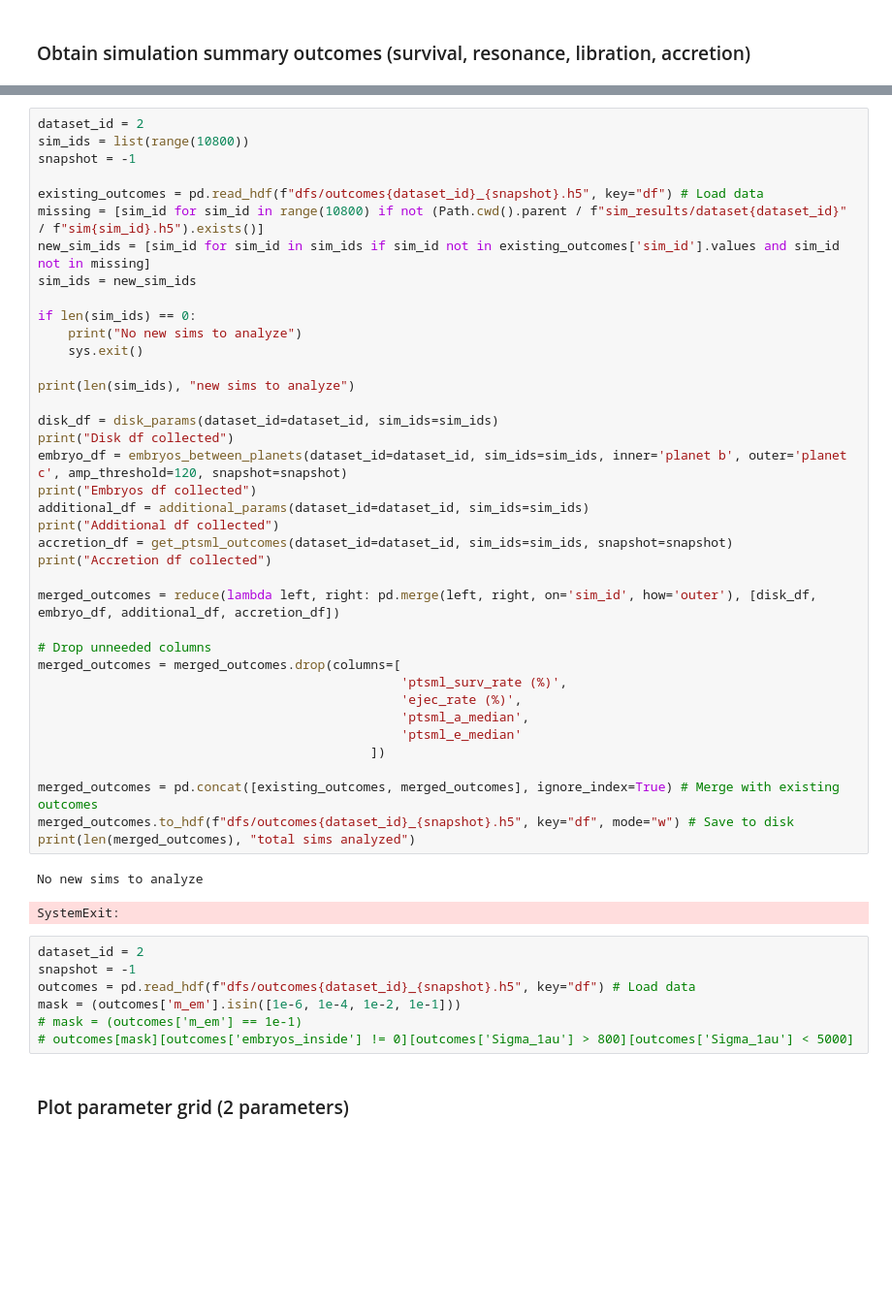
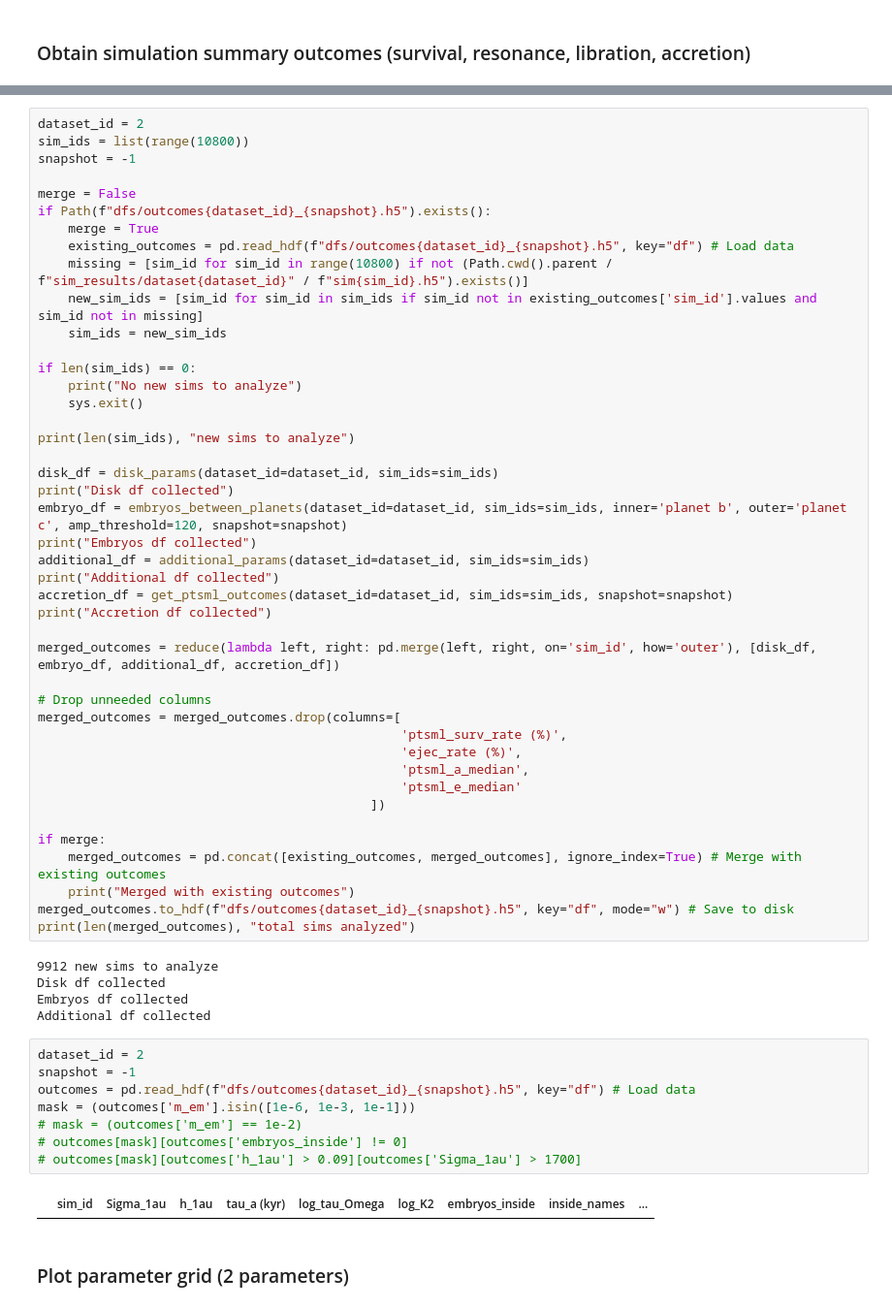
Before and after one commit to dchen10Git/uh-ifa-reu-2026, a Jupyter notebook: analyze_sims.ipynb, the cells around one changed output, grey strips where cells are left out. Shown at 97% size. Drawn from its saved outputs; the diff is of its cells as text; blank space fills up the shorter version.

```diff
--- a/analyze_sims.ipynb
+++ b/analyze_sims.ipynb
@@ -450,10 +450,13 @@ dataset_id = 2
 sim_ids = list(range(10800))
 snapshot = -1
 
-existing_outcomes = pd.read_hdf(f"dfs/outcomes{dataset_id}_{snapshot}.h5", key="df") # Load data
-missing = [sim_id for sim_id in range(10800) if not (Path.cwd().parent / f"sim_results/dataset{dataset_id}" / f"sim{sim_id}.h5").exists()]
-new_sim_ids = [sim_id for sim_id in sim_ids if sim_id not in existing_outcomes['sim_id'].values and sim_id not in missing]
-sim_ids = new_sim_ids
+merge = False
+if Path(f"dfs/outcomes{dataset_id}_{snapshot}.h5").exists():
+    merge = True
+    existing_outcomes = pd.read_hdf(f"dfs/outcomes{dataset_id}_{snapshot}.h5", key="df") # Load data
+    missing = [sim_id for sim_id in range(10800) if not (Path.cwd().parent / f"sim_results/dataset{dataset_id}" / f"sim{sim_id}.h5").exists()]
+    new_sim_ids = [sim_id for sim_id in sim_ids if sim_id not in existing_outcomes['sim_id'].values and sim_id not in missing]
+    sim_ids = new_sim_ids
 
 if len(sim_ids) == 0:
     print("No new sims to analyze")
@@ -480,19 +483,26 @@ merged_outcomes = merged_outcomes.drop(columns=[
                                                 'ptsml_e_median'
                                             ])
 
-merged_outcomes = pd.concat([existing_outcomes, merged_outcomes], ignore_index=True) # Merge with existing outcomes
+if merge:
+    merged_outcomes = pd.concat([existing_outcomes, merged_outcomes], ignore_index=True) # Merge with existing outcomes
+    print("Merged with existing outcomes")
 merged_outcomes.to_hdf(f"dfs/outcomes{dataset_id}_{snapshot}.h5", key="df", mode="w") # Save to disk
 print(len(merged_outcomes), "total sims analyzed")
 # %% [output]
-No new sims to analyze
+9912 new sims to analyze
+Disk df collected
+Embryos df collected
+Additional df collected
-SystemExit:
 # %%
 dataset_id = 2
 snapshot = -1
 outcomes = pd.read_hdf(f"dfs/outcomes{dataset_id}_{snapshot}.h5", key="df") # Load data
-mask = (outcomes['m_em'].isin([1e-6, 1e-4, 1e-2, 1e-1]))
-# mask = (outcomes['m_em'] == 1e-1)
-# outcomes[mask][outcomes['embryos_inside'] != 0][outcomes['Sigma_1au'] > 800][outcomes['Sigma_1au'] < 5000]
+mask = (outcomes['m_em'].isin([1e-6, 1e-3, 1e-1]))
+# mask = (outcomes['m_em'] == 1e-2)
+# outcomes[mask][outcomes['embryos_inside'] != 0]
+# outcomes[mask][outcomes['h_1au'] > 0.09][outcomes['Sigma_1au'] > 1700]
+# %% [output]
+|  | sim_id | Sigma_1au | h_1au | tau_a (kyr) | log_tau_Omega | log_K2 | embryos_inside | inside_names | ... |
 # %% [markdown]
 ### Plot parameter grid (2 parameters)
 # %%
```
Also changed, not shown: parts of 2 cells of this notebook, 6 other files.
